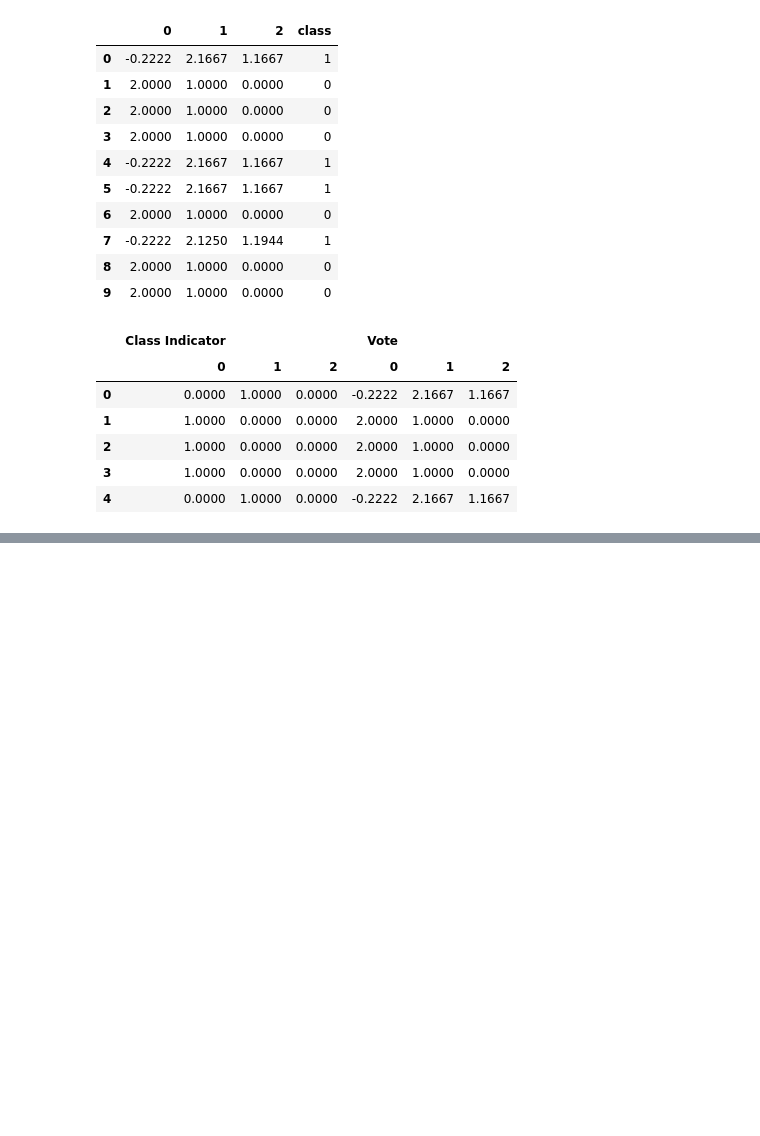
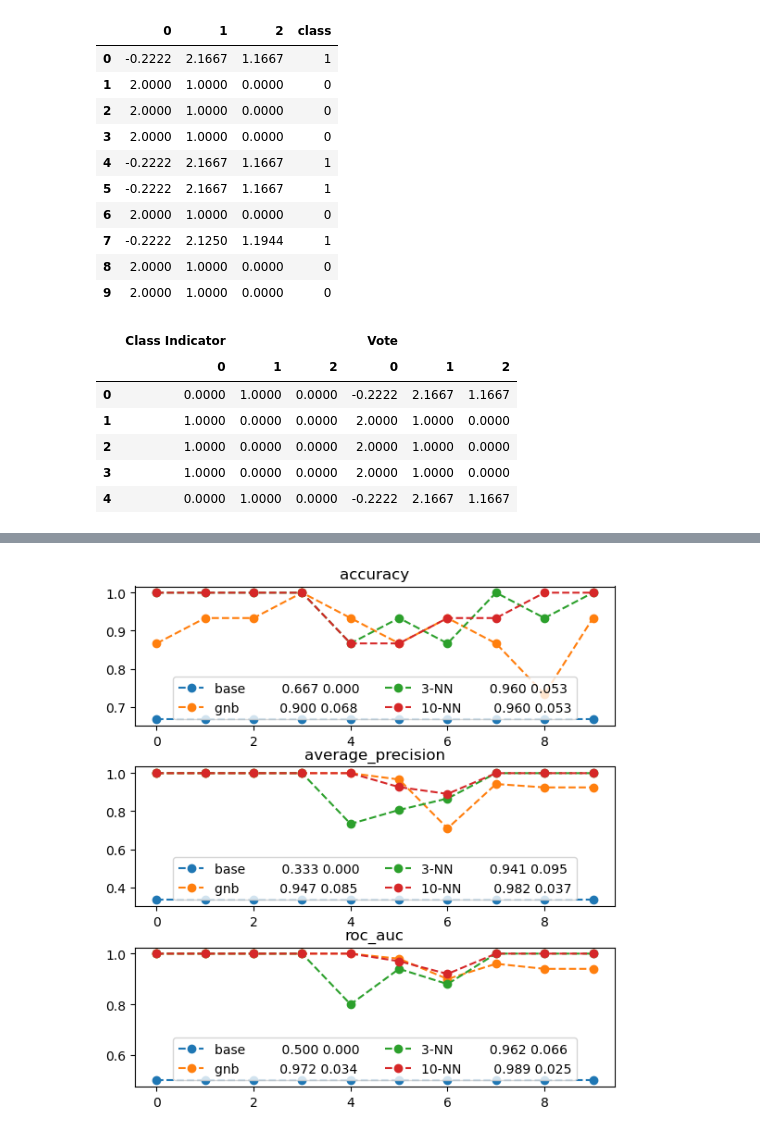
Before and after one commit to ritikb96/MLWPY, a Jupyter notebook: 5_Evaluating_Classifiers.ipynb, the cells around one changed output, grey strips where cells are left out. Saved outputs shown, nothing was run; the diff lists cells and outputs as text; code cells hidden in the pictures; blank space fills up the shorter version.

```diff
--- a/5_Evaluating_Classifiers.ipynb
+++ b/5_Evaluating_Classifiers.ipynb
@@ -330,0 +397,29 @@ display(df.head())
+# %%
+#lets first choose our classifiers
+classifiers = {
+    'base':baseline,
+    'gnb':naive_bayes.GaussianNB(),
+    '3-NN':neighbors.KNeighborsClassifier(n_neighbors = 3),
+    '10-NN':neighbors.KNeighborsClassifier(n_neighbors = 10)
+    }
+# %%
+#define the one class iris problem
+iris_onec_ftrs = iris.data
+iris_onec_tgt = iris.target == 1
+# %%
+msrs = ['accuracy','average_precision','roc_auc']
+fig, axes, = plt.subplots(len(msrs),1,figsize=(6,2*len(msrs) ))
+fig.tight_layout()
+
+for model_name, model in classifiers.items():
+    cv_score = skms.cross_val_score
+    cv_result  = {msr:cv_score(model,iris_onec_ftrs, iris_onec_tgt,scoring=msr,cv=10) for msr in msrs}
+
+    for ax, msr in zip(axes,msrs):
+        msr_result = cv_result[msr]
+        mylabels = "{:12s} {:.3f} {:.3f}".format(model_name,msr_result.mean(),msr_result.std())
+        ax.plot(msr_result,'o--',label=mylabels)
+        ax.set_title(msr)
+        ax.legend(loc='lower center',ncol=2)
+# %% [output]
+[figure, added]
```
Also changed, not shown: parts of 7 cells of this notebook.
